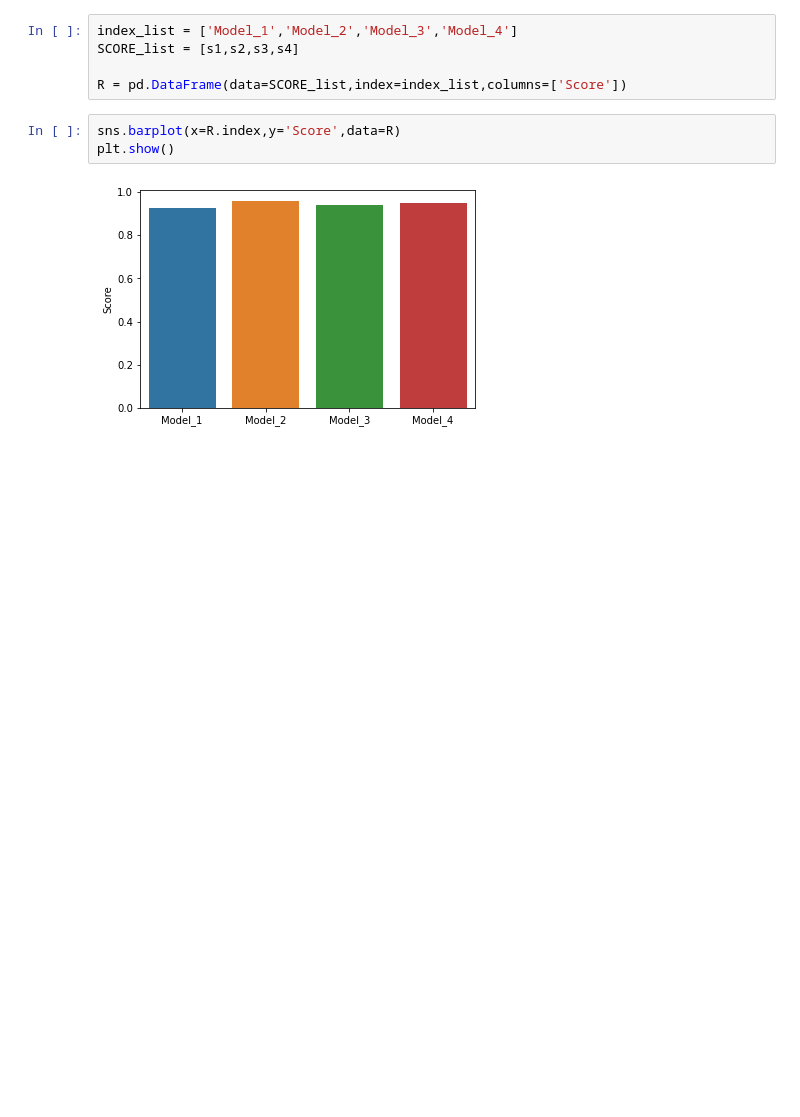
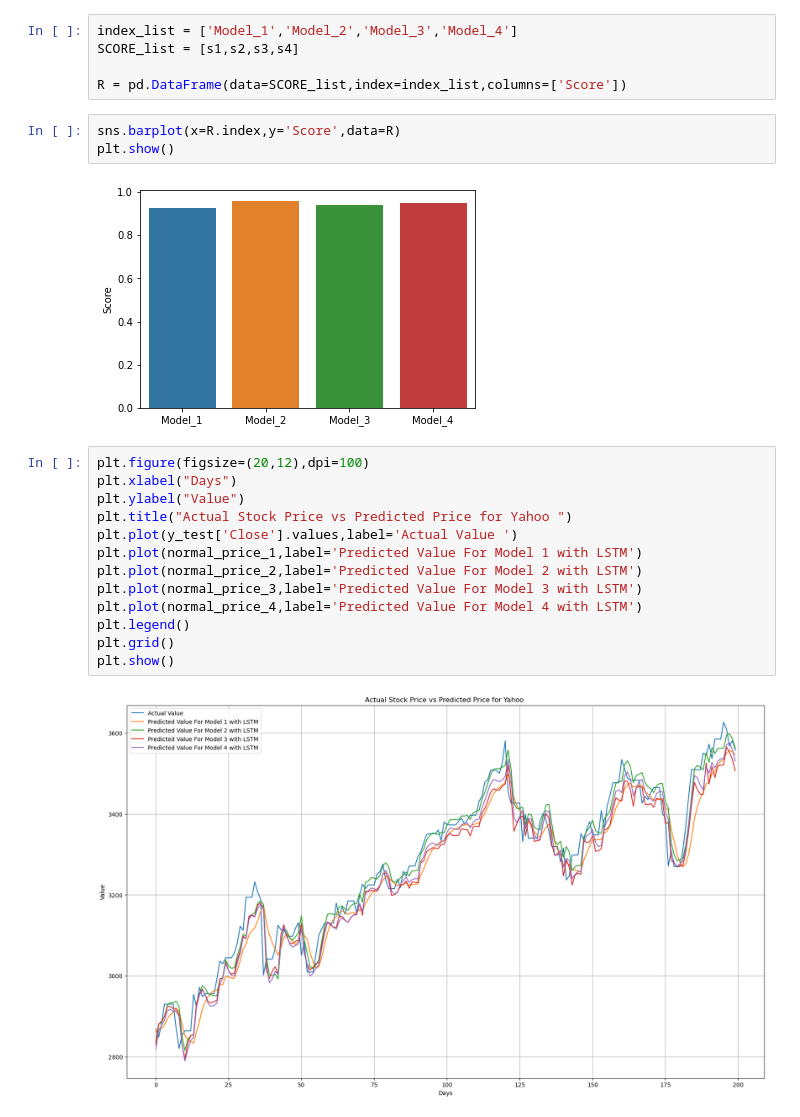
Before and after one commit to isoori/yahoo-price, a Jupyter notebook: Untitled.ipynb, the cells around one changed output. Cells and saved outputs as stored; diff of their text form; blank space fills up the shorter version.

```diff
--- a/Untitled.ipynb
+++ b/Untitled.ipynb
@@ -468,3 +468,18 @@ sns.barplot(x=R.index,y='Score',data=R)
 plt.show()
 # %% [output]
 [figure]
+# %%
+plt.figure(figsize=(20,12),dpi=100)
+plt.xlabel("Days")
+plt.ylabel("Value")
+plt.title("Actual Stock Price vs Predicted Price for Yahoo ")
+plt.plot(y_test['Close'].values,label='Actual Value ')
+plt.plot(normal_price_1,label='Predicted Value For Model 1 with LSTM')
+plt.plot(normal_price_2,label='Predicted Value For Model 2 with LSTM')
+plt.plot(normal_price_3,label='Predicted Value For Model 3 with LSTM')
+plt.plot(normal_price_4,label='Predicted Value For Model 4 with LSTM')
+plt.legend()
+plt.grid()
+plt.show()
+# %% [output]
+[figure, added]
```
